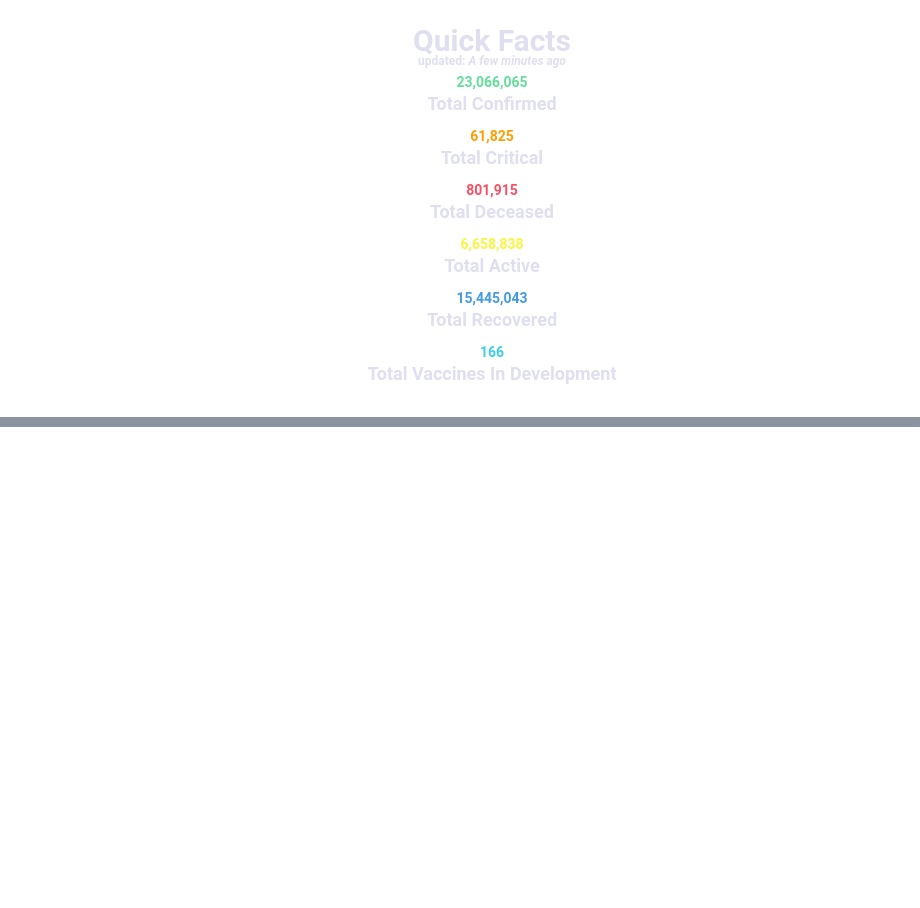
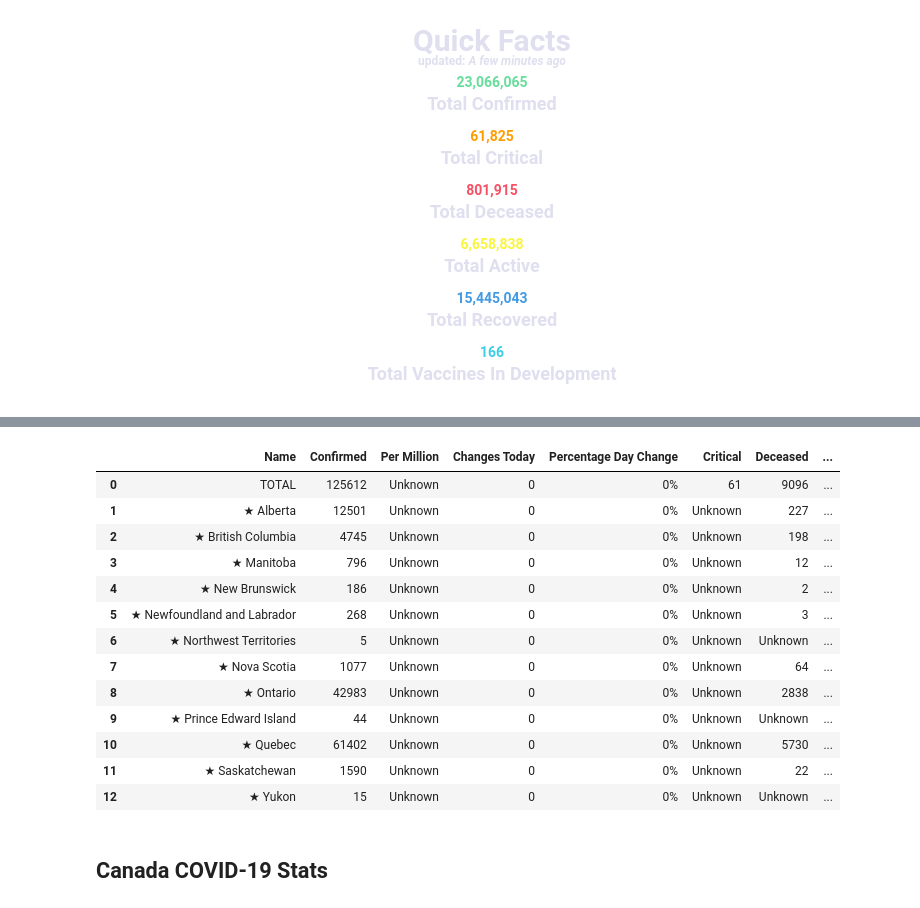
Before and after one commit to isohels/Graduate-Project, a Jupyter notebook: canada_covid_datapreprocessing.ipynb, the cells around one changed output, grey strips where cells are left out. Saved outputs shown, nothing was run; the diff lists cells and outputs as text; code cells hidden in the pictures; blank space fills up the shorter version.

```diff
--- a/canada_covid_datapreprocessing.ipynb
+++ b/canada_covid_datapreprocessing.ipynb
@@ -178,0 +417,26 @@ Markdown('<strong align="center">{}</strong>'.format(latest_canadacovid_info))
+# %%
+#grabbing latest canada specific data
+
+url = "https://ncov2019.live/data/canada"
+
+r = requests.get(url)
+df_list = pd.read_html(r.text) # this parses all the tables in webpages to a list
+canada_df = df_list[2]
+canada_df
+# %% [output]
+|  | Name | Confirmed | Per Million | Changes Today | Percentage Day Change | Critical | Deceased | ... |
+| 0 | TOTAL | 125612 | Unknown | 0 | 0% | 61 | 9096 | ... |
+| 1 | ★ Alberta | 12501 | Unknown | 0 | 0% | Unknown | 227 | ... |
+| 2 | ★ British Columbia | 4745 | Unknown | 0 | 0% | Unknown | 198 | ... |
+| 3 | ★ Manitoba | 796 | Unknown | 0 | 0% | Unknown | 12 | ... |
+| 4 | ★ New Brunswick | 186 | Unknown | 0 | 0% | Unknown | 2 | ... |
+| 5 | ★ Newfoundland and Labrador | 268 | Unknown | 0 | 0% | Unknown | 3 | ... |
+| 6 | ★ Northwest Territories | 5 | Unknown | 0 | 0% | Unknown | Unknown | ... |
+| 7 | ★ Nova Scotia | 1077 | Unknown | 0 | 0% | Unknown | 64 | ... |
+| 8 | ★ Ontario | 42983 | Unknown | 0 | 0% | Unknown | 2838 | ... |
+| 9 | ★ Prince Edward Island | 44 | Unknown | 0 | 0% | Unknown | Unknown | ... |
+| 10 | ★ Quebec | 61402 | Unknown | 0 | 0% | Unknown | 5730 | ... |
+| 11 | ★ Saskatchewan | 1590 | Unknown | 0 | 0% | Unknown | 22 | ... |
+| 12 | ★ Yukon | 15 | Unknown | 0 | 0% | Unknown | Unknown | ... |
+# %% [markdown]
+## Canada COVID-19 Stats
```
Also changed, not shown: parts of 41 cells of this notebook.
